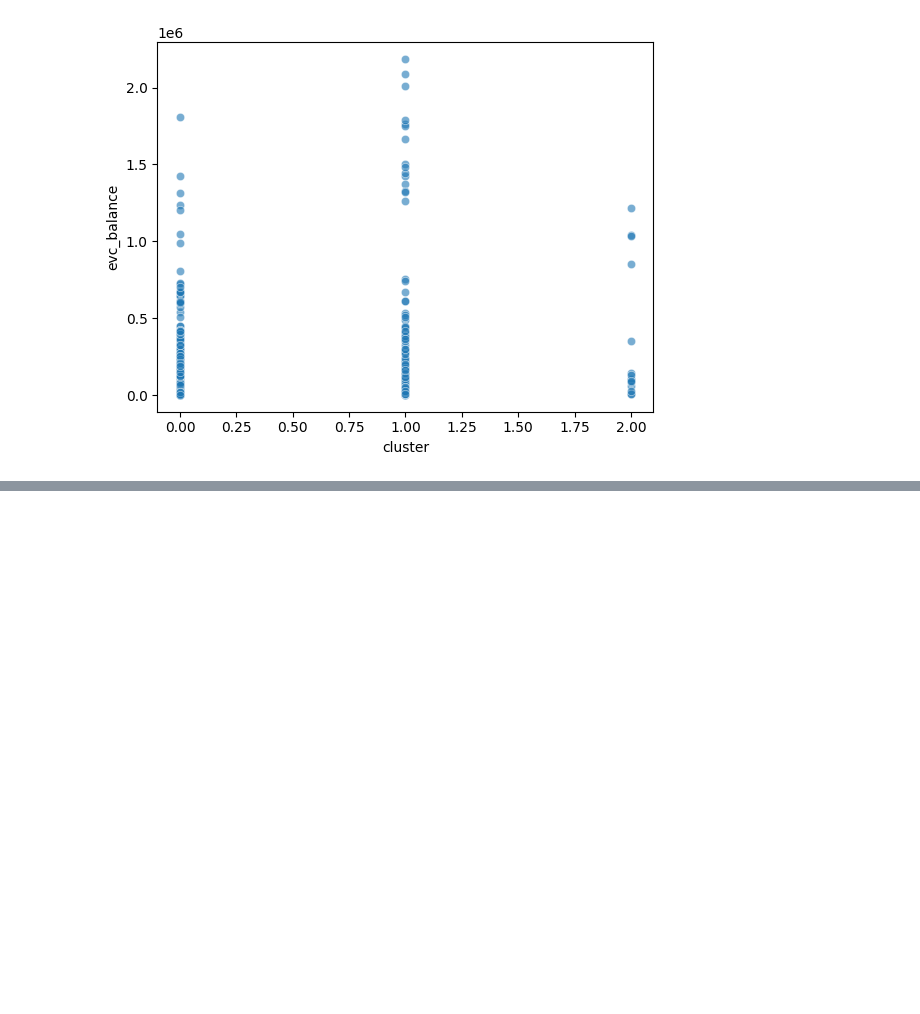
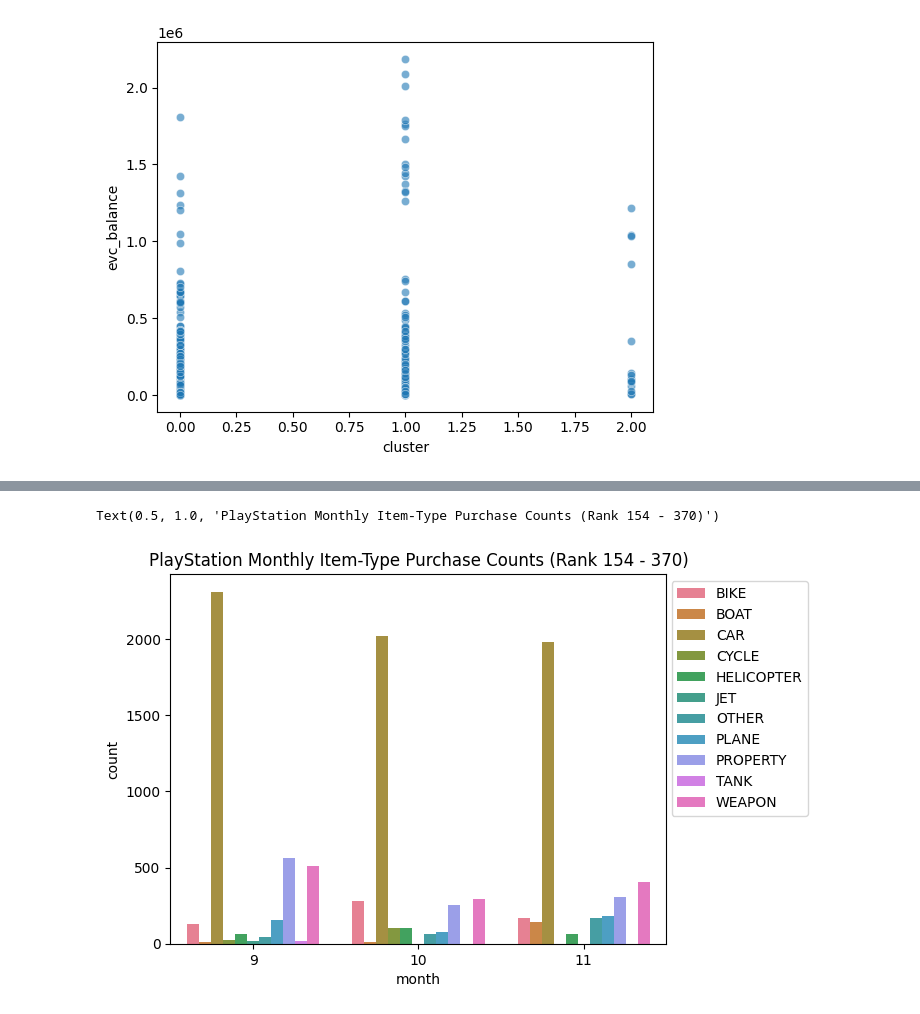
Before and after one commit to SaulTopete/gta-analysis, a Jupyter notebook: rockstar_datathon.ipynb, the cells around one changed output, grey strips where cells are left out. Cells and saved outputs as stored; diff of their text form; code cells hidden in the pictures; blank space fills up the shorter version.

```diff
--- a/rockstar_datathon.ipynb
+++ b/rockstar_datathon.ipynb
@@ -301,0 +353,9 @@ something = ps4.sort_values(by=['account_id', 'occur_date'], ascending=[True, Fa
+# %%
+# third cluster, items bought
+groupedItem2 = psSort[psSort['cluster'] == 2].groupby(['month', 'item_type']).size().reset_index(name='count')
+sns.barplot(data=groupedItem2, x='month', y='count', hue='item_type')
+plt.legend(loc='upper right', bbox_to_anchor=(1.3, 1.0))
+plt.title(f'PlayStation Monthly Item-Type Purchase Counts (Rank {psHighMin} - {psHighMax})')
+# %% [output]
+Text(0.5, 1.0, 'PlayStation Monthly Item-Type Purchase Counts (Rank 154 - 370)')
+[figure, added]
```
Also changed, not shown: parts of 17 cells of this notebook.
